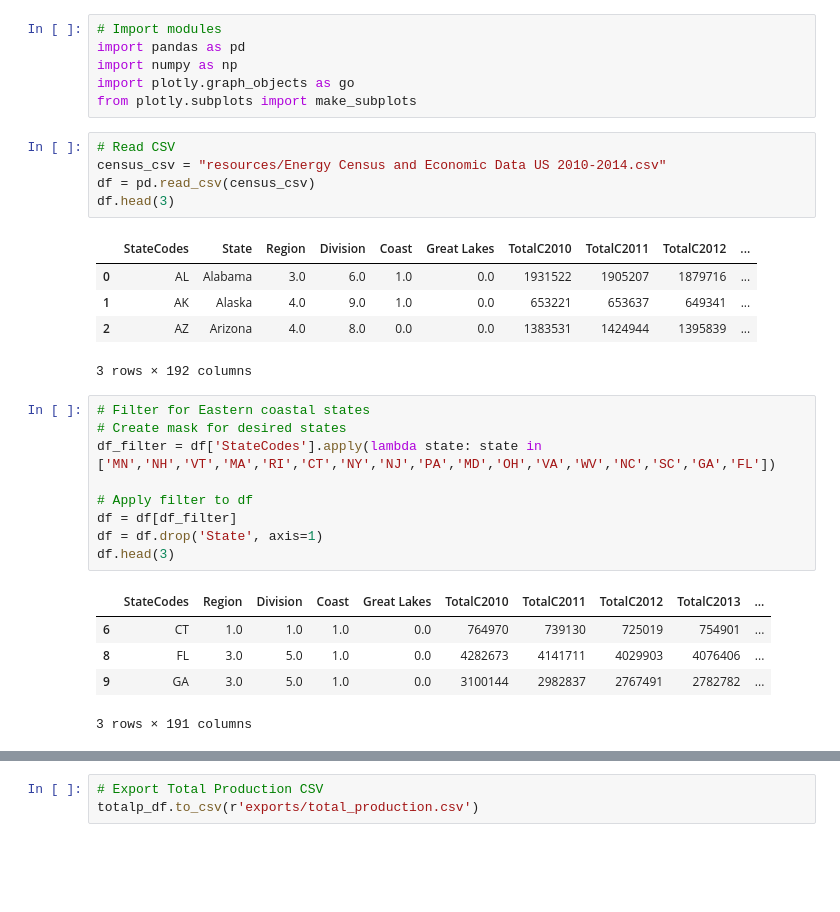
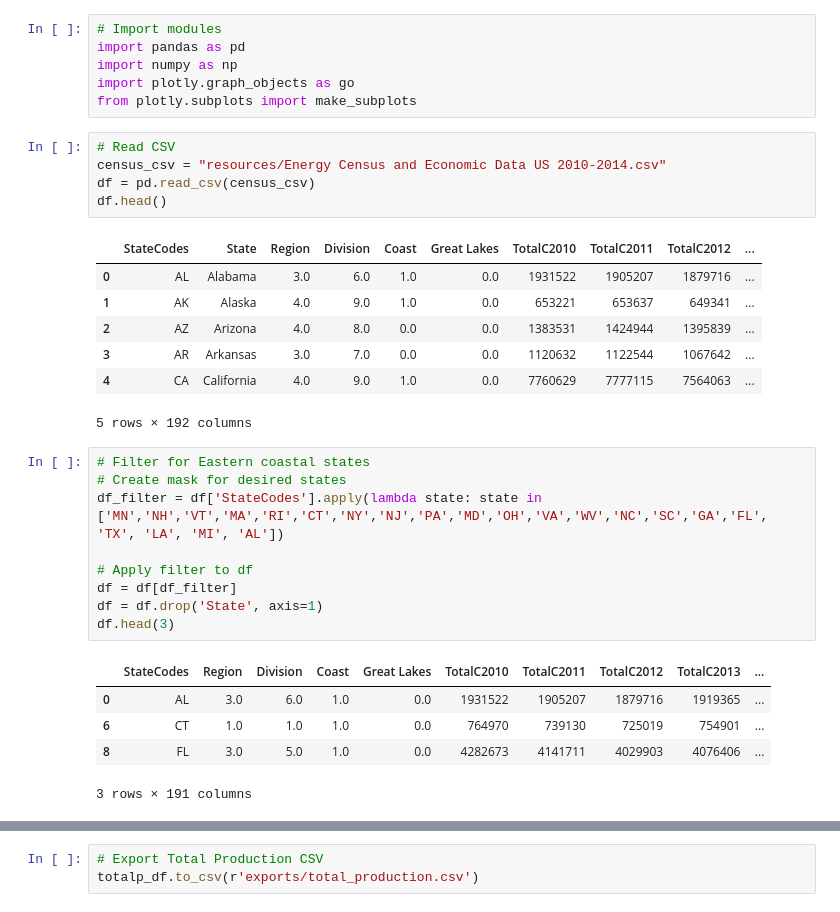
Before and after one commit to VitorLRibeiro/Project1_group5, a Jupyter notebook: total_production.ipynb, the cells around one changed output, grey strips where cells are left out. Drawn from its saved outputs; the diff is of its cells as text; blank space fills up the shorter version.

```diff
--- a/total_production.ipynb
+++ b/total_production.ipynb
@@ -7,18 +7,20 @@ from plotly.subplots import make_subplots
 # %%
 # Read CSV
 census_csv = "resources/Energy Census and Economic Data US 2010-2014.csv"
 df = pd.read_csv(census_csv)
-df.head(3)
+df.head()
 # %% [output]
 |  | StateCodes | State | Region | Division | Coast | Great Lakes | TotalC2010 | TotalC2011 | TotalC2012 | ... |
 | 0 | AL | Alabama | 3.0 | 6.0 | 1.0 | 0.0 | 1931522 | 1905207 | 1879716 | ... |
 | 1 | AK | Alaska | 4.0 | 9.0 | 1.0 | 0.0 | 653221 | 653637 | 649341 | ... |
 | 2 | AZ | Arizona | 4.0 | 8.0 | 0.0 | 0.0 | 1383531 | 1424944 | 1395839 | ... |
+| 3 | AR | Arkansas | 3.0 | 7.0 | 0.0 | 0.0 | 1120632 | 1122544 | 1067642 | ... |
+| 4 | CA | California | 4.0 | 9.0 | 1.0 | 0.0 | 7760629 | 7777115 | 7564063 | ... |
-3 rows × 192 columns
+5 rows × 192 columns
 # %%
 # Filter for Eastern coastal states
 # Create mask for desired states
-df_filter = df['StateCodes'].apply(lambda state: state in ['MN','NH','VT','MA','RI','CT','NY','NJ','PA','MD','OH','VA','WV','NC','SC','GA','FL'])
+df_filter = df['StateCodes'].apply(lambda state: state in ['MN','NH','VT','MA','RI','CT','NY','NJ','PA','MD','OH','VA','WV','NC','SC','GA','FL', 'TX', 'LA', 'MI', 'AL'])
 
 # Apply filter to df
 df = df[df_filter]
@@ -26,9 +28,9 @@ df = df.drop('State', axis=1)
 df.head(3)
 # %% [output]
 |  | StateCodes | Region | Division | Coast | Great Lakes | TotalC2010 | TotalC2011 | TotalC2012 | TotalC2013 | ... |
+| 0 | AL | 3.0 | 6.0 | 1.0 | 0.0 | 1931522 | 1905207 | 1879716 | 1919365 | ... |
 | 6 | CT | 1.0 | 1.0 | 1.0 | 0.0 | 764970 | 739130 | 725019 | 754901 | ... |
 | 8 | FL | 3.0 | 5.0 | 1.0 | 0.0 | 4282673 | 4141711 | 4029903 | 4076406 | ... |
-| 9 | GA | 3.0 | 5.0 | 1.0 | 0.0 | 3100144 | 2982837 | 2767491 | 2782782 | ... |
 3 rows × 191 columns
 # %%
 # Rename 'StateCodes' to 'State'
```
Also changed, not shown: parts of 5 cells of this notebook, 1 other file.
